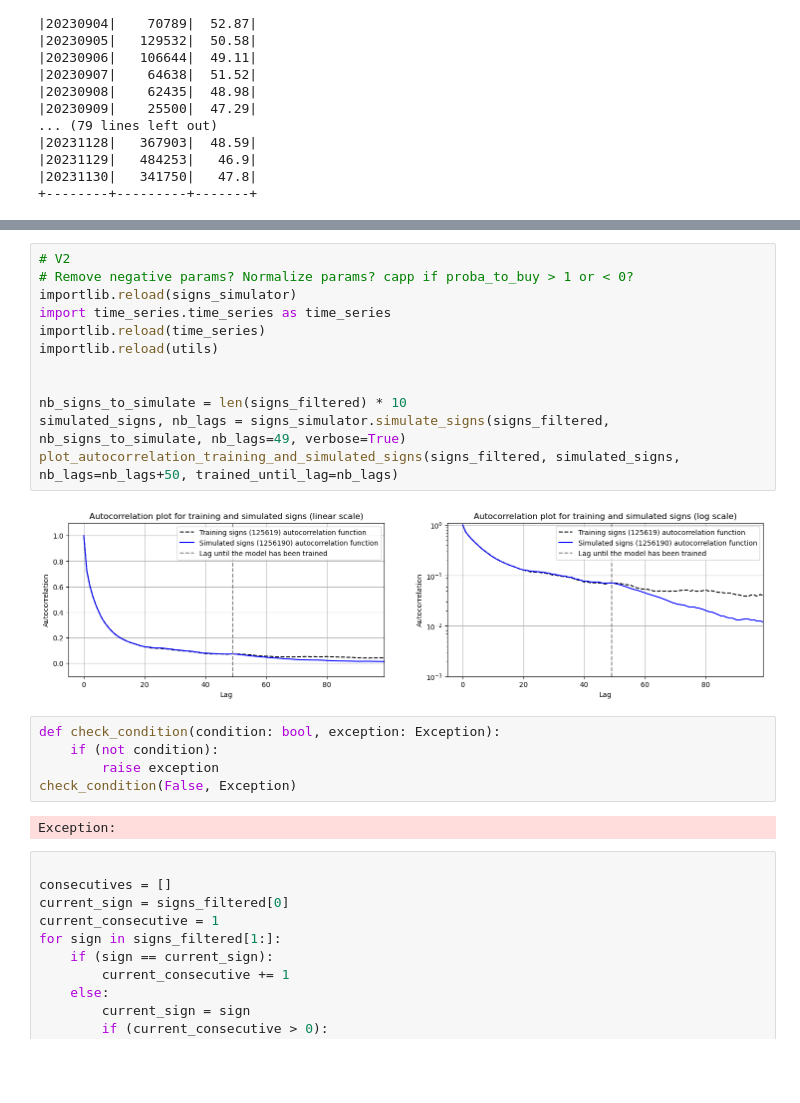
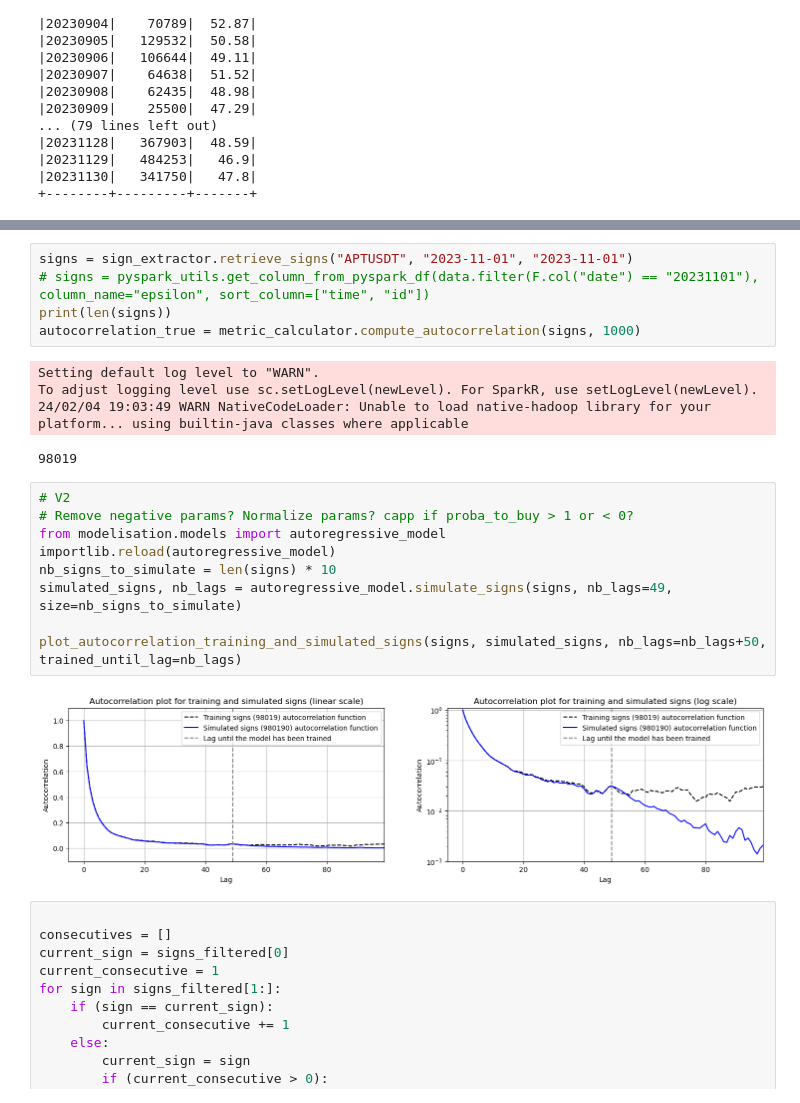
Before and after one commit to MartinGangand/tradeflow, a Jupyter notebook: trade_flow_modelling/src/data_analysis.ipynb, the cells around one changed output, grey strips where cells are left out. Drawn from its saved outputs; the diff is of its cells as text; blank space fills up the shorter version.

```diff
--- a/trade_flow_modelling/src/data_analysis.ipynb
+++ b/trade_flow_modelling/src/data_analysis.ipynb
@@ -215,24 +572,24 @@ autocorrelation_true = metric_calculator.compute_autocorrelation(signs_filtered,
+# %%
+signs = sign_extractor.retrieve_signs("APTUSDT", "2023-11-01", "2023-11-01")
+# signs = pyspark_utils.get_column_from_pyspark_df(data.filter(F.col("date") == "20231101"), column_name="epsilon", sort_column=["time", "id"])
+print(len(signs))
+autocorrelation_true = metric_calculator.compute_autocorrelation(signs, 1000)
+# %% [output]
+Setting default log level to "WARN".
+To adjust logging level use sc.setLogLevel(newLevel). For SparkR, use setLogLevel(newLevel).
+24/02/04 19:03:49 WARN NativeCodeLoader: Unable to load native-hadoop library for your platform... using builtin-java classes where applicable
+98019
 # %%
 # V2
 # Remove negative params? Normalize params? capp if proba_to_buy > 1 or < 0?
-importlib.reload(signs_simulator)
-import time_series.time_series as time_series
-importlib.reload(time_series)
-importlib.reload(utils)
+from modelisation.models import autoregressive_model
+importlib.reload(autoregressive_model)
+nb_signs_to_simulate = len(signs) * 10
+simulated_signs, nb_lags = autoregressive_model.simulate_signs(signs, nb_lags=49, size=nb_signs_to_simulate)
 
-
-nb_signs_to_simulate = len(signs_filtered) * 10
-simulated_signs, nb_lags = signs_simulator.simulate_signs(signs_filtered, nb_signs_to_simulate, nb_lags=49, verbose=True)
-plot_autocorrelation_training_and_simulated_signs(signs_filtered, simulated_signs, nb_lags=nb_lags+50, trained_until_lag=nb_lags)
+plot_autocorrelation_training_and_simulated_signs(signs, simulated_signs, nb_lags=nb_lags+50, trained_until_lag=nb_lags)
 # %% [output]
-[figure, old version]
+[figure, new version]
-# %%
-def check_condition(condition: bool, exception: Exception):
-    if (not condition):
-        raise exception
-check_condition(False, Exception)
-# %% [output]
-Exception:
 # %%
 
 consecutives = []
```
Also changed, not shown: parts of 19 cells of this notebook, 25 other files.
